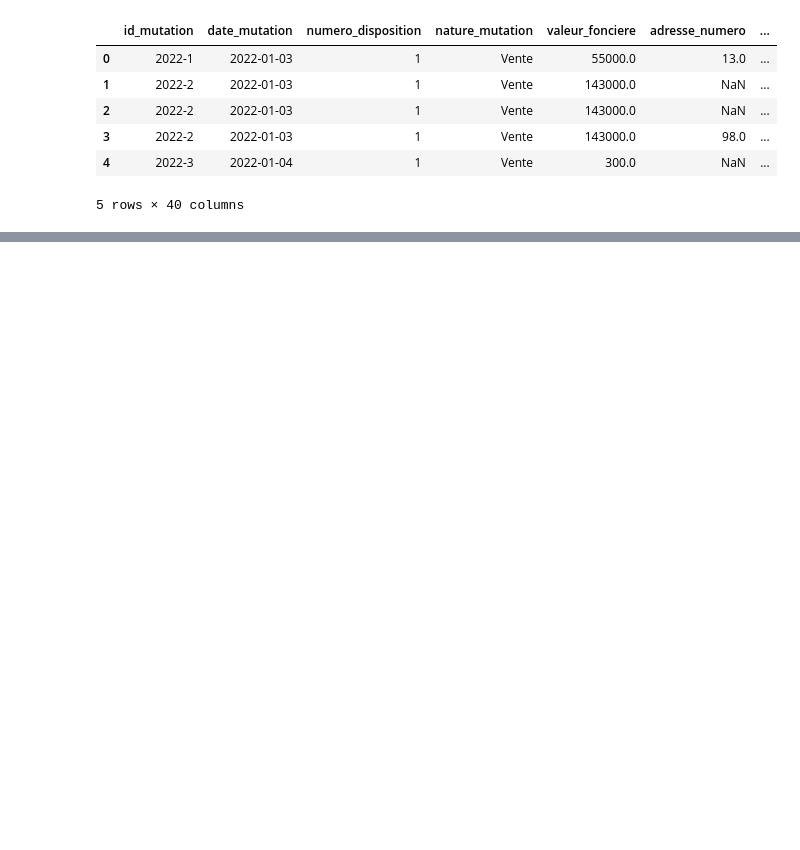
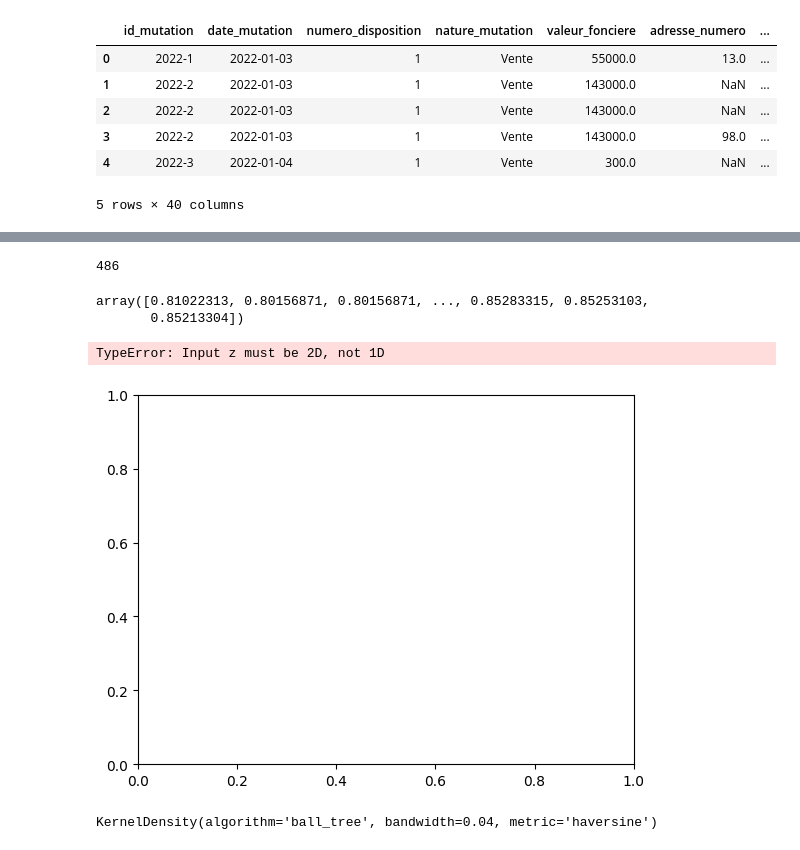
Before and after one commit to ClementBM/sandbox, a Jupyter notebook: geo-analysis/notebooks/squaremeter_price.ipynb, the cells around one changed output, grey strips where cells are left out. Drawn from its saved outputs; the diff is of its cells as text; code cells hidden in the pictures; blank space fills up the shorter version.

```diff
--- a/geo-analysis/notebooks/squaremeter_price.ipynb
+++ b/geo-analysis/notebooks/squaremeter_price.ipynb
@@ -65,0 +63,43 @@ df[df["m2_price"] <= 1e4].to_csv("m2_price_upto1e4.csv")
+# %%
+grid_size = 0.5
+lat_min, lat_max, lon_min, lon_max = 42.5, 51.1, -5.2, 8.2
+
+xgrid = np.arange(lat_min, lat_max, grid_size)
+ygrid = np.arange(lon_min, lon_max, grid_size)
+
+X, Y = np.meshgrid(xgrid, ygrid[::-1])
+xy = np.vstack([X.ravel(), Y.ravel()]).T
+
+xy *= np.pi / 180.0
+
+len(xy)
+# %% [output]
+486
+# %%
+y
+# %% [output]
+array([0.81022313, 0.80156871, 0.80156871, ..., 0.85283315, 0.85253103,
+       0.85213304])
+# %%
+xi = linspace(lat_min, lat_max, 100) * np.pi / 180.0
+yi = linspace(lon_min, lon_max, 100) * np.pi / 180.0
+
+z = df["m2_price"].to_numpy()
+y = df["latitude"].to_numpy() * np.pi / 180.0
+x = df["longitude"].to_numpy() * np.pi / 180.0
+
+zi = griddata((x, y), z, (xi[None, :], yi[:, None]), method='linear')
+# %%
+plt.contourf(xi, yi, zi, range(5000, int(np.nanmax(zi)) + 100, 100), cmap = plt.cm.jet)
+# %% [output]
+TypeError: Input z must be 2D, not 1D
+[figure, added]
+# %%
+kde = KernelDensity(bandwidth=0.04, metric="haversine", kernel="gaussian", algorithm="ball_tree")
+
+x_train = df[["latitude", "longitude"]].to_numpy()
+x_weights = df["m2_price"]
+
+kde.fit(np.radians(x_train), sample_weight=x_weights.to_numpy())
+# %% [output]
+KernelDensity(algorithm='ball_tree', bandwidth=0.04, metric='haversine')
```
Also changed, not shown: parts of 19 cells of this notebook, 5 other files.
